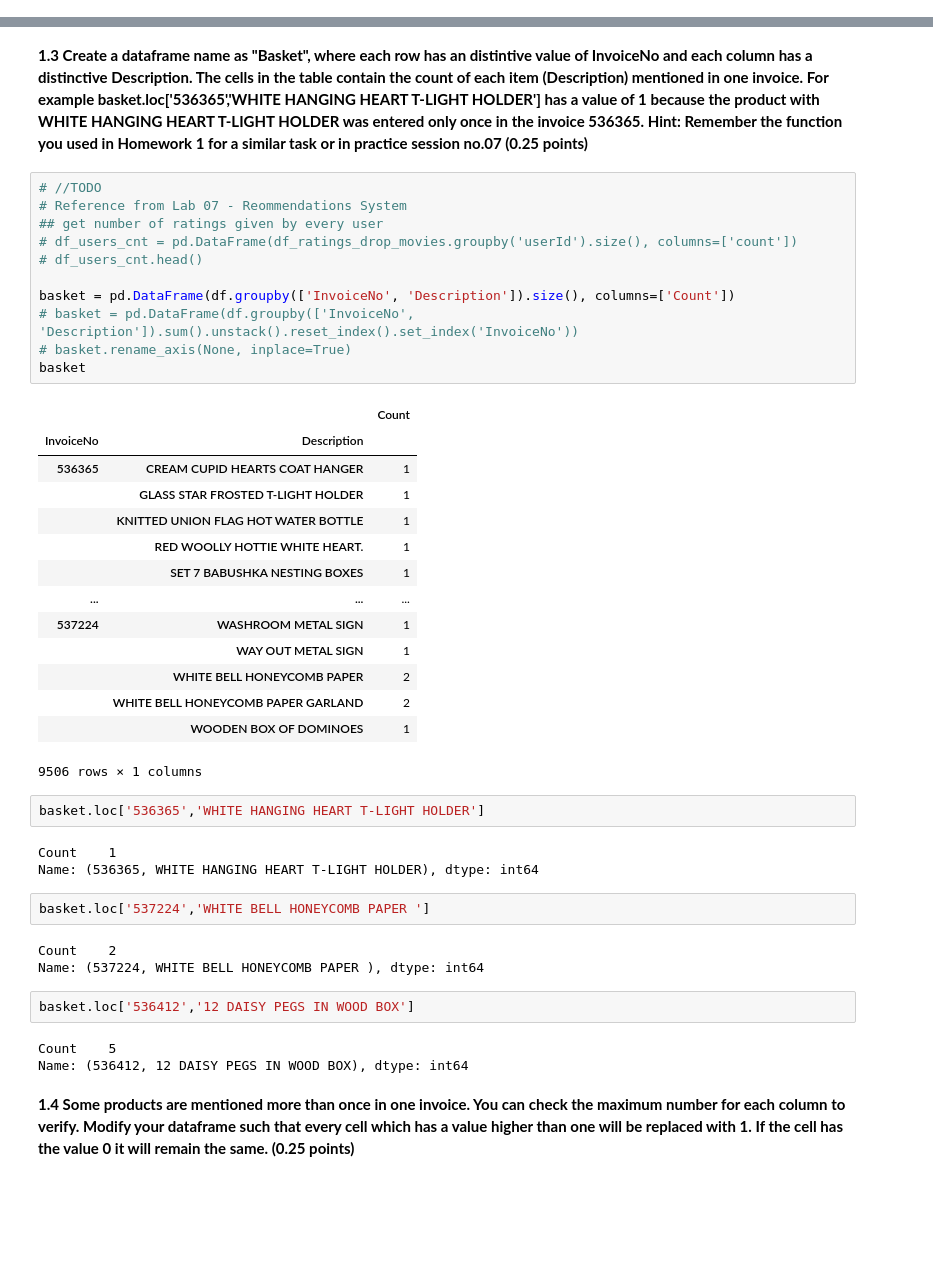
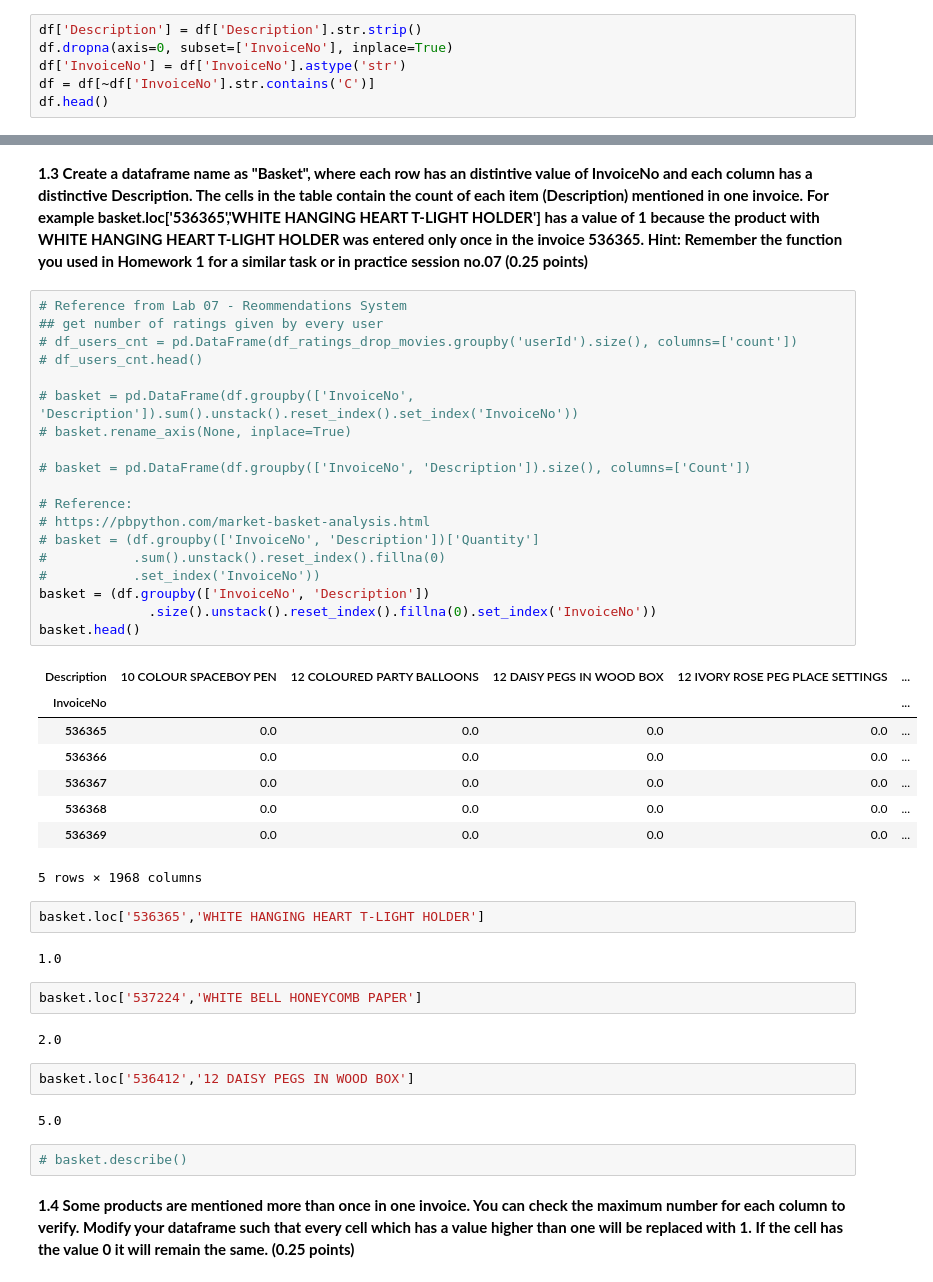
Before and after one commit to enliktjioe/bda2020, a Jupyter notebook: HW4/Homework_04_Enlik_Nga.ipynb, the cells around one changed output, grey strips where cells are left out. Saved outputs shown, nothing was run; the diff lists cells and outputs as text; blank space fills up the shorter version.

```diff
--- a/HW4/Homework_04_Enlik_Nga.ipynb
+++ b/HW4/Homework_04_Enlik_Nga.ipynb
@@ -102,3 +102,9 @@ df.describe()
 | 50% | 3.000000 | 2.510000 | 15640.000000 |
 | 75% | 8.000000 | 4.210000 | 17228.000000 |
 | max | 2880.000000 | 887.520000 | 18239.000000 |
+# %%
+df['Description'] = df['Description'].str.strip()
+df.dropna(axis=0, subset=['InvoiceNo'], inplace=True)
+df['InvoiceNo'] = df['InvoiceNo'].astype('str')
+df = df[~df['InvoiceNo'].str.contains('C')]
+df.head()
@@ -105,46 +118,47 @@ df.describe()
 # %% [markdown]
 **1.3 Create a dataframe name as "Basket", where each row has an distintive value of InvoiceNo and each column has a distinctive Description. The cells in the table contain the count of each item (Description) mentioned in one invoice. For example basket.loc['536365','WHITE HANGING HEART T-LIGHT HOLDER'] has a value of 1 because the product with WHITE HANGING HEART T-LIGHT HOLDER was entered  only once in the invoice 536365. Hint: Remember the function you used in Homework 1 for a similar task or in practice session no.07 (0.25 points)**
 # %%
-# //TODO
 # Reference from Lab 07 - Reommendations System
 ## get number of ratings given by every user
 # df_users_cnt = pd.DataFrame(df_ratings_drop_movies.groupby('userId').size(), columns=['count'])
 # df_users_cnt.head()
 
-basket = pd.DataFrame(df.groupby(['InvoiceNo', 'Description']).size(), columns=['Count'])
 # basket = pd.DataFrame(df.groupby(['InvoiceNo', 'Description']).sum().unstack().reset_index().set_index('InvoiceNo'))
 # basket.rename_axis(None, inplace=True)
-basket
+
+# basket = pd.DataFrame(df.groupby(['InvoiceNo', 'Description']).size(), columns=['Count'])
+
+# Reference:
+# https://pbpython.com/market-basket-analysis.html
+# basket = (df.groupby(['InvoiceNo', 'Description'])['Quantity']
+#           .sum().unstack().reset_index().fillna(0)
+#           .set_index('InvoiceNo'))
+basket = (df.groupby(['InvoiceNo', 'Description'])
+              .size().unstack().reset_index().fillna(0).set_index('InvoiceNo'))
+basket.head()
 # %% [output]
-|  |  | Count |
-| InvoiceNo | Description |  |
-| 536365 | CREAM CUPID HEARTS COAT HANGER | 1 |
-|  | GLASS STAR FROSTED T-LIGHT HOLDER | 1 |
-|  | KNITTED UNION FLAG HOT WATER BOTTLE | 1 |
-|  | RED WOOLLY HOTTIE WHITE HEART. | 1 |
-|  | SET 7 BABUSHKA NESTING BOXES | 1 |
-| ... | ... | ... |
-| 537224 | WASHROOM METAL SIGN | 1 |
-|  | WAY OUT METAL SIGN | 1 |
-|  | WHITE BELL HONEYCOMB PAPER | 2 |
-|  | WHITE BELL HONEYCOMB PAPER GARLAND | 2 |
-|  | WOODEN BOX OF DOMINOES | 1 |
+| Description | 10 COLOUR SPACEBOY PEN | 12 COLOURED PARTY BALLOONS | 12 DAISY PEGS IN WOOD BOX | 12 IVORY ROSE PEG PLACE SETTINGS | ... |
+| InvoiceNo |  |  |  |  | ... |
+| 536365 | 0.0 | 0.0 | 0.0 | 0.0 | ... |
+| 536366 | 0.0 | 0.0 | 0.0 | 0.0 | ... |
+| 536367 | 0.0 | 0.0 | 0.0 | 0.0 | ... |
+| 536368 | 0.0 | 0.0 | 0.0 | 0.0 | ... |
+| 536369 | 0.0 | 0.0 | 0.0 | 0.0 | ... |
-9506 rows × 1 columns
+5 rows × 1968 columns
 # %%
 basket.loc['536365','WHITE HANGING HEART T-LIGHT HOLDER']
 # %% [output]
-Count    1
-Name: (536365, WHITE HANGING HEART T-LIGHT HOLDER), dtype: int64
+1.0
 # %%
-basket.loc['537224','WHITE BELL HONEYCOMB PAPER ']
+basket.loc['537224','WHITE BELL HONEYCOMB PAPER']
 # %% [output]
-Count    2
-Name: (537224, WHITE BELL HONEYCOMB PAPER ), dtype: int64
+2.0
 # %%
 basket.loc['536412','12 DAISY PEGS IN WOOD BOX']
 # %% [output]
-Count    5
-Name: (536412, 12 DAISY PEGS IN WOOD BOX), dtype: int64
+5.0
+# %%
+# basket.describe()
 # %% [markdown]
 **1.4 Some products are mentioned more than once in one invoice. You can check the maximum number for each column to
 verify. Modify your dataframe such that every cell which has a value higher than one will be replaced with 1. If the cell has the value 0 it will remain the same. (0.25 points)**
```
Also changed, not shown: parts of 9 cells of this notebook.
